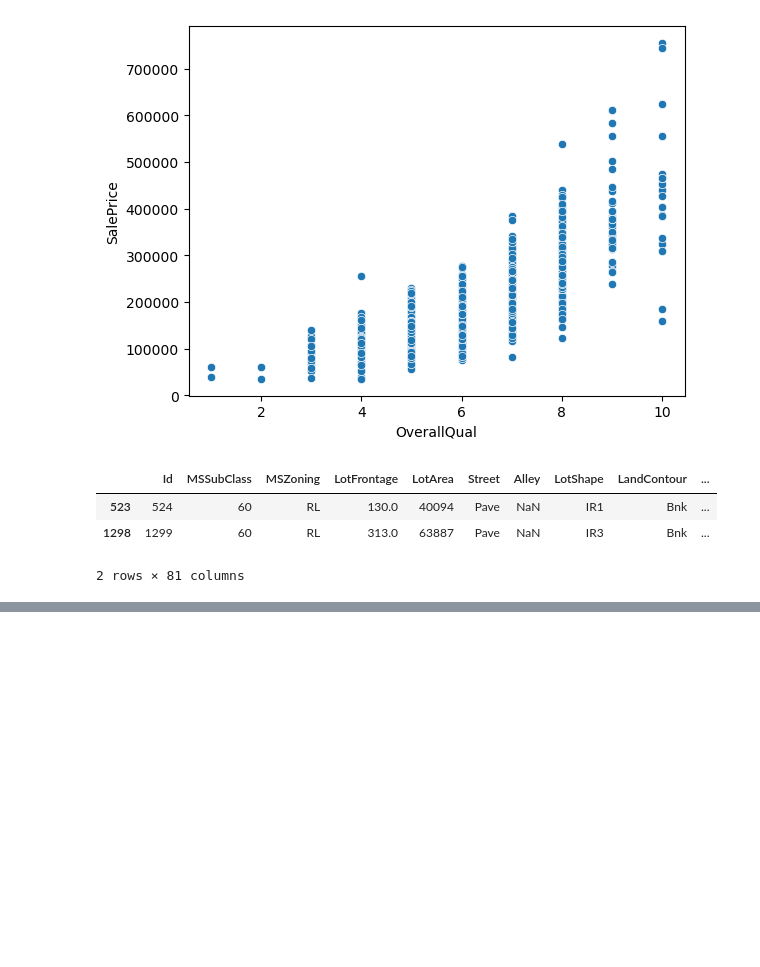
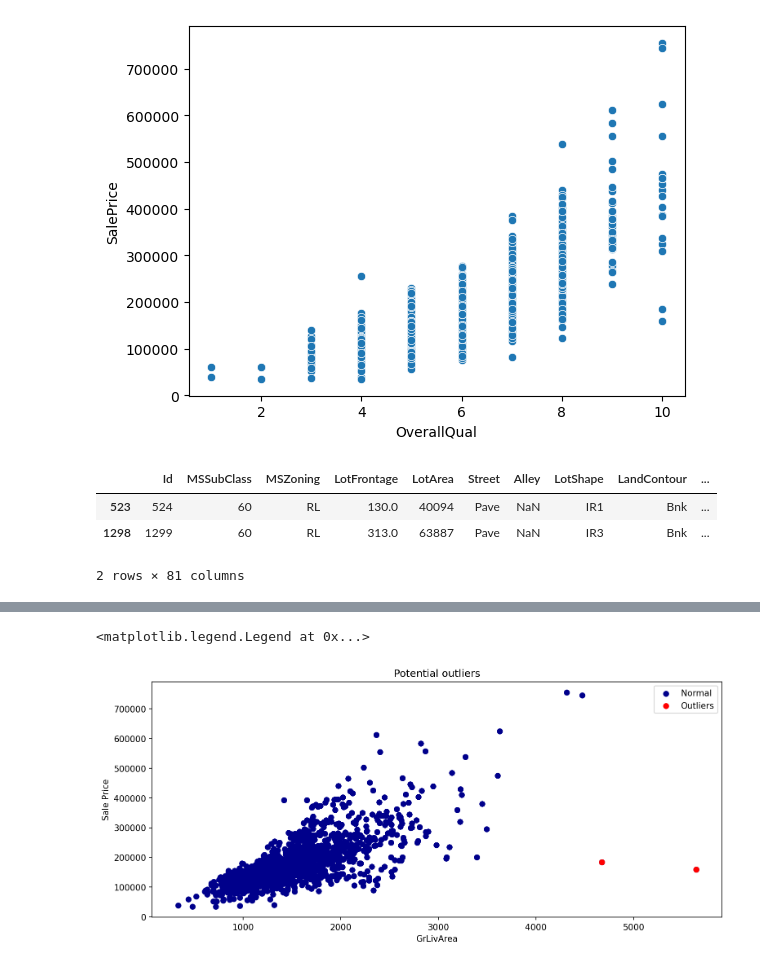
Before and after one commit to cauchemarra/house-prices-prediction, a Jupyter notebook: notebooks/House price.ipynb, the cells around one changed output, grey strips where cells are left out. Saved outputs shown, nothing was run; the diff lists cells and outputs as text; code cells hidden in the pictures; blank space fills up the shorter version.

```diff
--- a/notebooks/House price.ipynb
+++ b/notebooks/House price.ipynb
@@ -115,0 +134,17 @@ plt.legend()
+# %%
+outliers_grlivarea = df[(df['GrLivArea'] > 4000) & (df['SalePrice'] < 200000)]
+# %%
+# Scatter plot with highlighted outliers
+plt.figure(figsize=(12, 5), dpi =150)
+
+plt.scatter(df['GrLivArea'], df['SalePrice'], color='darkblue', label='Normal')
+plt.scatter(outliers_grlivarea['GrLivArea'], outliers_grlivarea['SalePrice'], color='red', label='Outliers')
+
+plt.xlabel('GrLivArea')
+plt.ylabel('Sale Price')
+
+plt.title('Potential outliers')
+plt.legend()
+# %% [output]
+<matplotlib.legend.Legend at 0x...>
+[figure, added]
```
Also changed, not shown: parts of 5 cells of this notebook.
